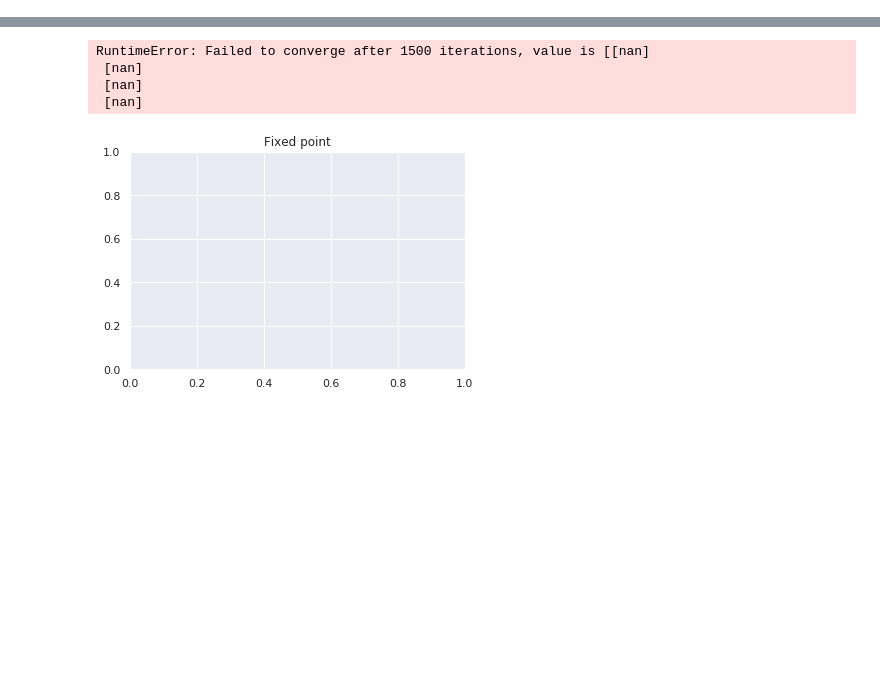
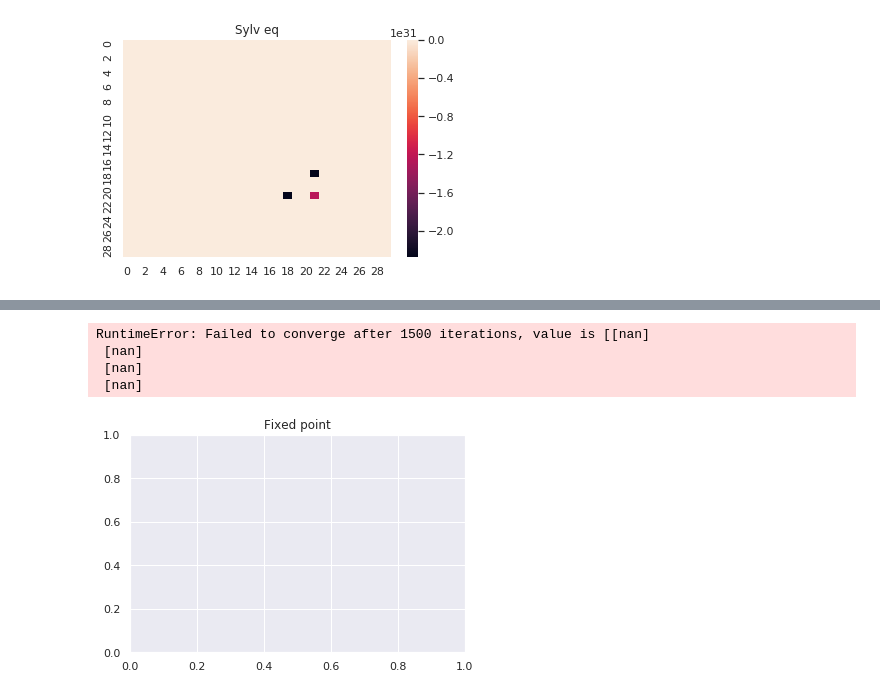
Before and after one commit to leoandeol/graph-kernels, a Jupyter notebook: tests.ipynb, the cells around one changed output, grey strips where cells are left out. Cells and saved outputs as stored; diff of their text form; code cells hidden in the pictures; blank space fills up the shorter version.

```diff
--- a/tests.ipynb
+++ b/tests.ipynb
@@ -67,0 +52,6 @@ sns.heatmap(ker.build_gram_matrix(db_nolab[:,0],kernel=ker.inv_kernel))
+# %%
+%%timeit
+plt.clf()
+plt.title("Sylv eq")
+sns.heatmap(ker.build_gram_matrix(db_nolab[:,0],kernel=ker.sylv_eq_kernel))
+# %% [output]
@@ -68,3 +59,4 @@ sns.heatmap(ker.build_gram_matrix(db_nolab[:,0],kernel=ker.inv_kernel))
+[figure, added]
 # %%
 plt.clf()
 plt.title("Conj grad")
```
Also changed, not shown: parts of 25 cells of this notebook, 14 other files.
